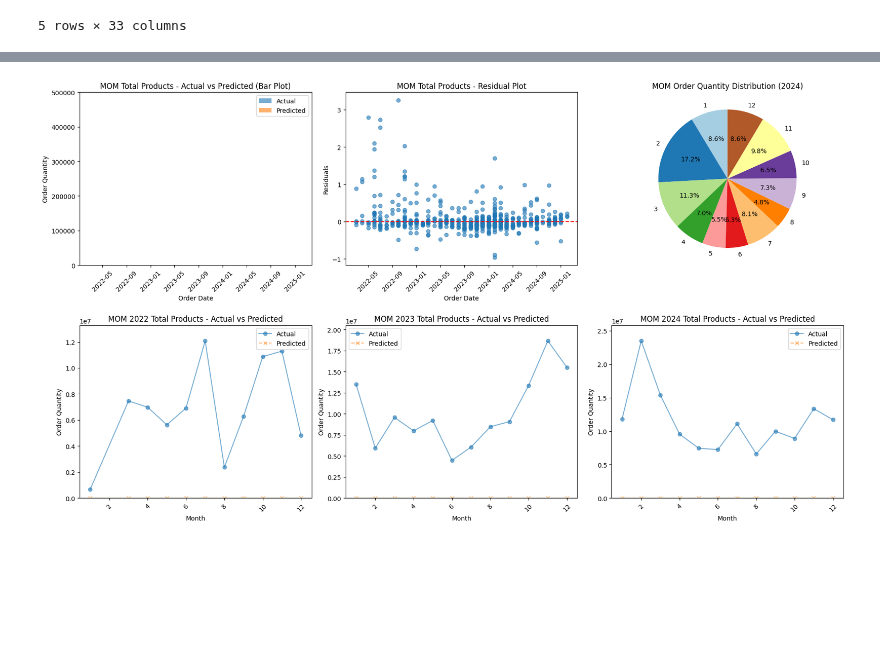
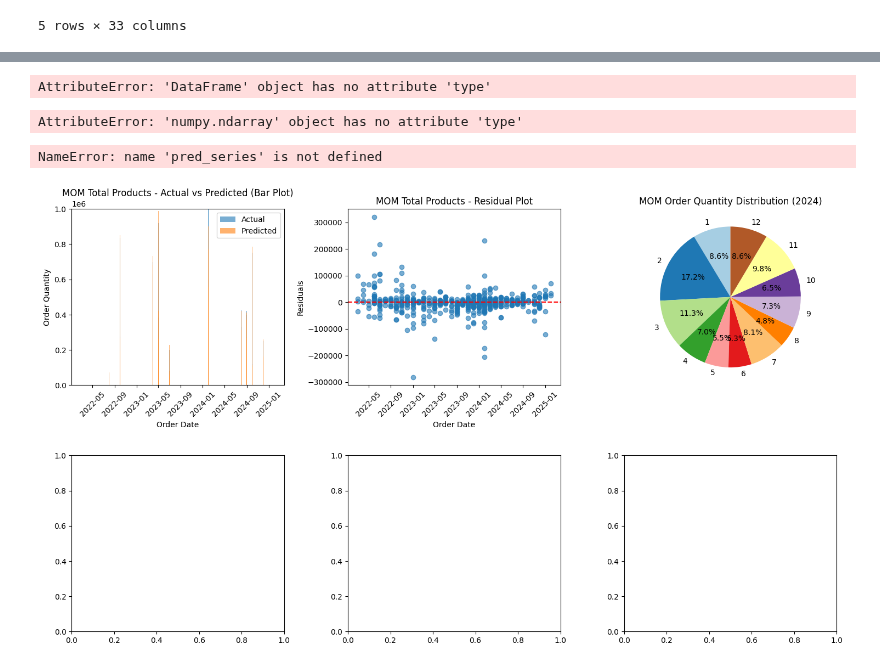
Before and after one commit to mwilko/SCM-Predictive-Analytics, a Jupyter notebook: notebooks/neural_network/cust_demand_forecast_nn.ipynb, the cells around one changed output, grey strips where cells are left out. Cells and saved outputs as stored; diff of their text form; code cells hidden in the pictures; blank space fills up the shorter version.

Commit message:
fixed nn dashboard plotting

```diff
--- a/notebooks/neural_network/cust_demand_forecast_nn.ipynb
+++ b/notebooks/neural_network/cust_demand_forecast_nn.ipynb
@@ -488,3 +495,17 @@ customer_total = customer_total.sort_values(by='OrderDate')
+# %%
+# Convert order year and month to datetime format
+customer_total['OrderDate'] = pd.to_datetime(customer_total[['order_year', 'order_month']].astype(str).agg('-'.join, axis=1))
+
+# Sort by OrderDate to maintain time order
+customer_total = customer_total.sort_values(by='OrderDate')
+# %%
+total_X_val.type
+# %% [output]
+AttributeError: 'DataFrame' object has no attribute 'type'
+# %%
+total_y_val_pred.type
+# %% [output]
+AttributeError: 'numpy.ndarray' object has no attribute 'type'
 # %%
 import matplotlib.pyplot as plt
 import numpy as np
@@ -493,9 +514,8 @@ import pandas as pd
 # Suppose X_val is a DataFrame, y_val is a NumPy array
 # y_val_pred is also a NumPy array of predictions from your NN
 
-# 1) Convert both actual and predicted into Series with the same index
-y_val_series = pd.Series(y_val, index=X_val.index)
-y_val_pred_series = pd.Series(y_val_pred, index=X_val.index)
+# y_val_series = pd.Series(y_val, index=X_val.index)
+# y_val_pred_series = pd.Series(total_y_val_pred, index=X_val.index)
 
 # 2) Create subplots
 fig, axes = plt.subplots(nrows=2, ncols=3, figsize=(18, 10))
@@ -503,14 +523,14 @@ fig.subplots_adjust(hspace=0.4, wspace=0.3)
 
 # 3) Bar plot: Actual vs. Predicted
 axes[0, 0].bar(
-    customer_total.loc[X_val.index, 'OrderDate'],
-    y_val_series,
+    customer_total.loc[total_X_val.index, 'OrderDate'],
+    total_y_val,
     label='Actual',
     alpha=0.6
 )
 axes[0, 0].bar(
-    customer_total.loc[X_val.index, 'OrderDate'],
-    y_val_pred_series,
+    customer_total.loc[total_X_val.index, 'OrderDate'],
+    total_y_val_pred,
     label='Predicted',
     alpha=0.6
 )
@@ -522,9 +542,9 @@ axes[0, 0].legend()
 axes[0, 0].tick_params(axis='x', rotation=45)
 
 # 4) Residual Plot
-residuals = y_val_series - y_val_pred_series
+residuals = total_y_val - total_y_val_pred
 axes[0, 1].scatter(
-    customer_total.loc[X_val.index, 'OrderDate'],
+    customer_total.loc[total_X_val.index, 'OrderDate'],
     residuals,
     alpha=0.6
 )
@@ -552,40 +572,45 @@ for i, year in enumerate([2022, 2023, 2024]):
     if yearly_df.empty:
         continue
 
-    # Actual per month
-    monthly_actual = yearly_df.groupby('order_month')['OrderQuantity'].sum().sort_index()
+    # Aggregate OrderQuantity per month
+    monthly_actual = yearly_df.groupby('order_month')['OrderQuantity'].sum()
 
-    # Predicted per month, grouped by the same months in X_val
-    monthly_predicted = y_val_pred_series.groupby(
-        customer_total.loc[X_val.index, 'order_month']
-    ).sum()
-    monthly_predicted = monthly_predicted.reindex(monthly_actual.index, fill_value=0)
+    # Convert to Pandas Series with index from customer_total
+    pred_series = pd.Series(total_y_val_pred, index=total_y_val.index)
+
+    # Group predictions by month
+    monthly_predicted = pred_series.groupby(customer_total.loc[total_y_val.index, 'order_month']).sum()
+
+    # Sort for proper plotting
+    monthly_actual = monthly_actual.sort_index()
+    monthly_predicted = monthly_predicted.reindex(monthly_actual.index)  # Ensure same months
 
     # Plot
     axes[1, i].plot(
         monthly_actual.index,
         monthly_actual,
         label='Actual',
         alpha=0.6,
         marker='o',
         linestyle='-'
     )
     axes[1, i].plot(
         monthly_predicted.index,
         monthly_predicted,
         label='Predicted',
         alpha=0.6,
         marker='x',
         linestyle='--'
     )
     axes[1, i].set_xlabel('Month')
     axes[1, i].set_ylabel('Order Quantity')
     axes[1, i].set_title(f'{custom_ref} {year} Total Products - Actual vs Predicted')
     axes[1, i].set_ylim(0, max(monthly_actual.max(), monthly_predicted.max()) * 1.1)
     axes[1, i].legend()
     axes[1, i].tick_params(axis='x', rotation=45)
 
 plt.tight_layout()
 plt.show()
 # %% [output]
+NameError: name 'pred_series' is not defined
-[figure, old version]
+[figure, new version]
```
Also changed, not shown: parts of 13 cells of this notebook, 3 other files.
